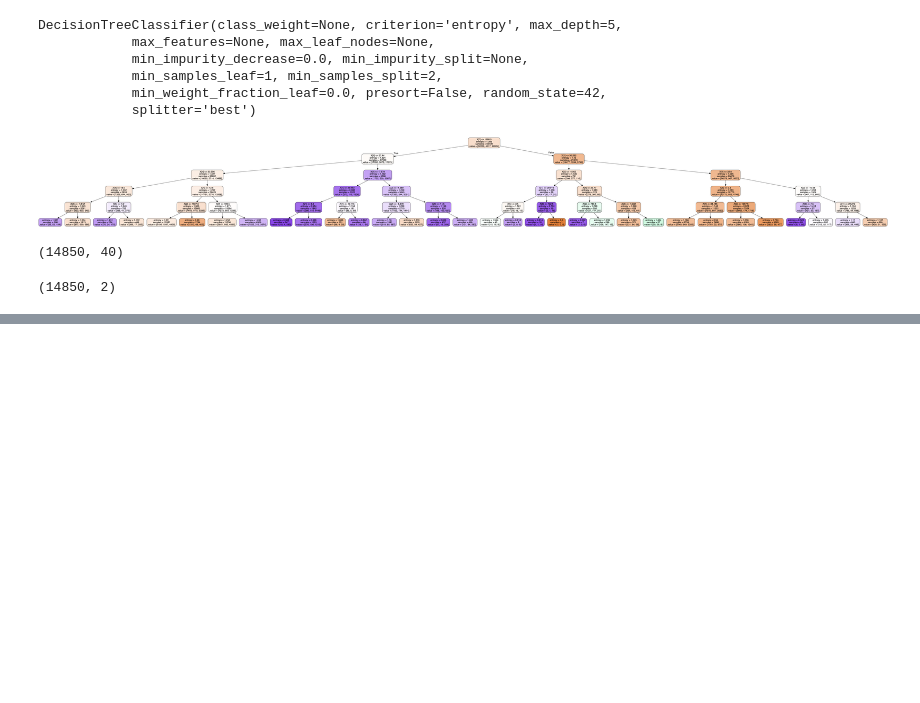
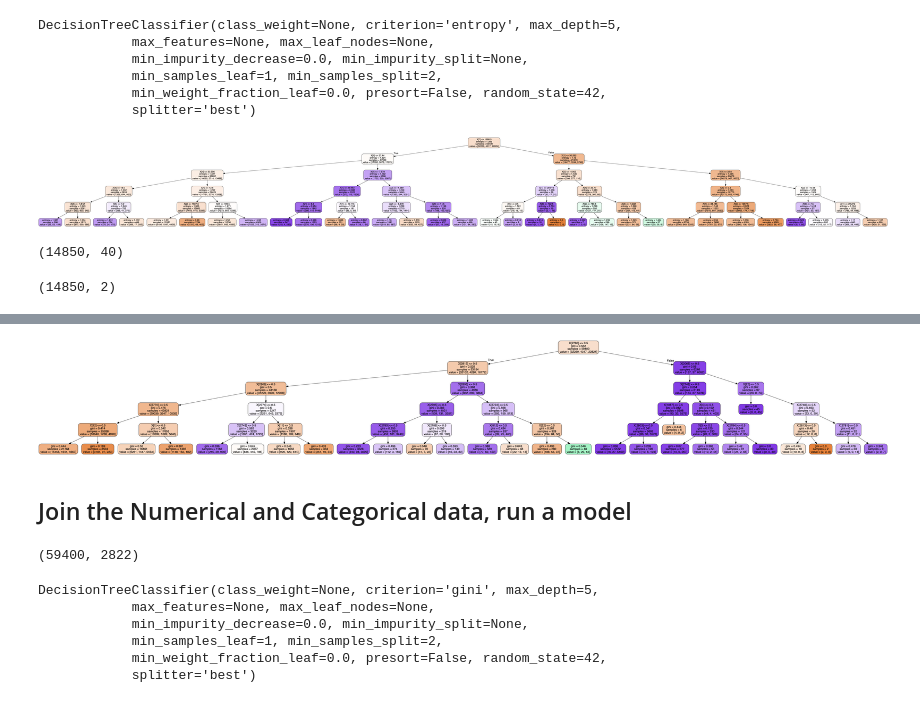
Before and after one commit to hoffm386/tanzania-water-wells, a Jupyter notebook: notebooks/exploratory/EDA_KW.ipynb, the cells around one changed output, grey strips where cells are left out. Saved outputs shown, nothing was run; the diff lists cells and outputs as text; code cells hidden in the pictures; blank space fills up the shorter version.

```diff
--- a/notebooks/exploratory/EDA_KW.ipynb
+++ b/notebooks/exploratory/EDA_KW.ipynb
@@ -251,0 +332,31 @@ test_data = onehotencoder.fit_transform(ohe_list_c).toarray()
+# %%
+
+# -- excluded
+# 'payment_type' -- same (but different bin titles)
+# 'quantity_group' -- literally the same
+# -- excluded the general groups (binned versions of another column), kept the more granular groups in this model
+# 'source_class'
+# 'management_group'
+# 'waterpoint_type_group'
+# 'extraction_type_group', 'extraction_type_class',
+# 'quality_group'
+# -- funder vs installer
+# 'installer',
+
+# --- removed for NAN OHE issue
+#'public_meeting',
+# 'permit'
+
+#--
+# 'basin'
+# 'region'
+
+#'funder',
+
+list_c = ['basin', 'region',
+       'scheme_management', 'scheme_name',
+       'extraction_type',
+       'management', 'payment',
+       'water_quality', 'quantity',
+       'source', 'source_type', 'waterpoint_type']
+wells = df_train[list_c]
@@ -251,0 +365,3 @@ test_data = onehotencoder.fit_transform(ohe_list_c).toarray()
+# %%
+wells = wells.replace(np.nan, 'unknown')
+wells = wells.replace('', 'unknown')
@@ -252 +372,3 @@ test_data = onehotencoder.fit_transform(ohe_list_c).toarray()
+# %%
+test_data = onehotencoder.fit_transform(wells).toarray()
 # %%
@@ -259,0 +391,12 @@ dtc.fit(X_train, y_train)
+# %%
+dot_file = StringIO()
+
+export_graphviz(dtc, out_file=dot_file, filled=True,
+               rounded=True)
+
+image=pydotplus.graph_from_dot_data(dot_file.getvalue())
+Image(image.create_png())
+# %% [output]
+[figure, added]
+# %% [markdown]
+## Join the Numerical and Categorical data, run a model
@@ -259,0 +407,14 @@ dtc.fit(X_train, y_train)
+# %%
+combined_df.shape
+# %% [output]
+(59400, 2822)
+# %%
+dtc2 = DecisionTreeClassifier(random_state=42, max_depth=5)
+dtc2.fit(combined_df, y_train)
+# %% [output]
+DecisionTreeClassifier(class_weight=None, criterion='gini', max_depth=5,
+            max_features=None, max_leaf_nodes=None,
+            min_impurity_decrease=0.0, min_impurity_split=None,
+            min_samples_leaf=1, min_samples_split=2,
+            min_weight_fraction_leaf=0.0, presort=False, random_state=42,
+            splitter='best')
```
Also changed, not shown: parts of 33 cells of this notebook.
